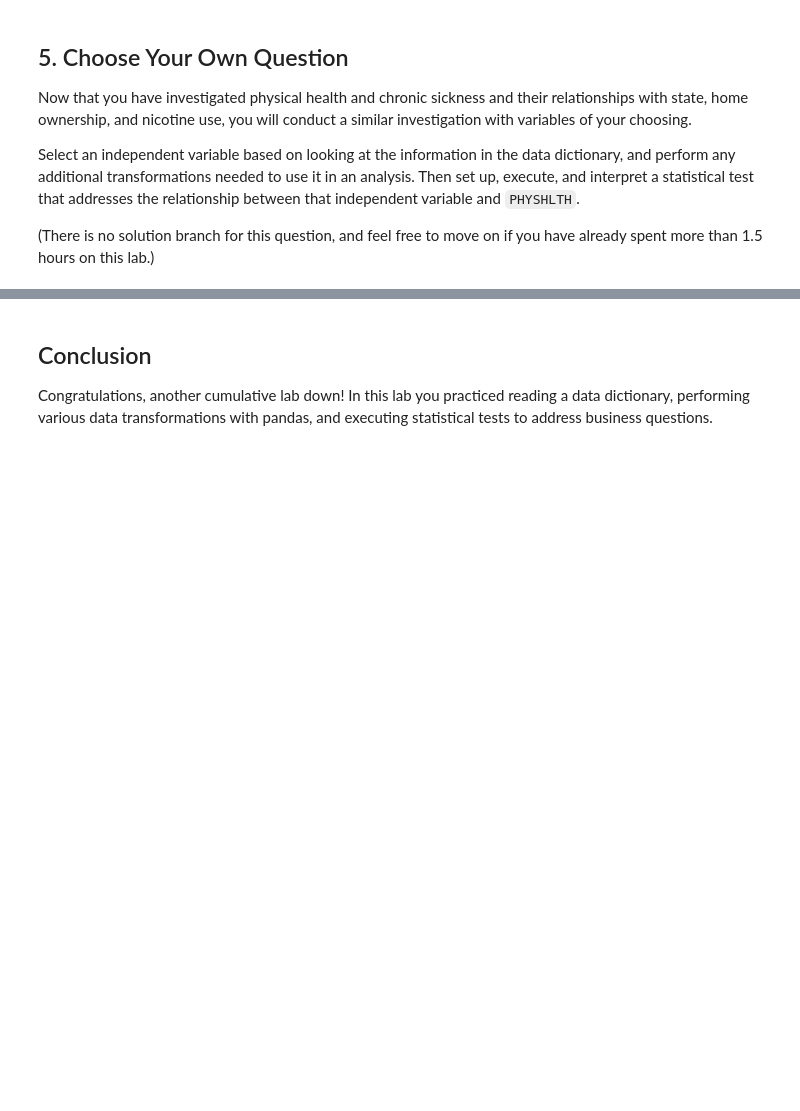
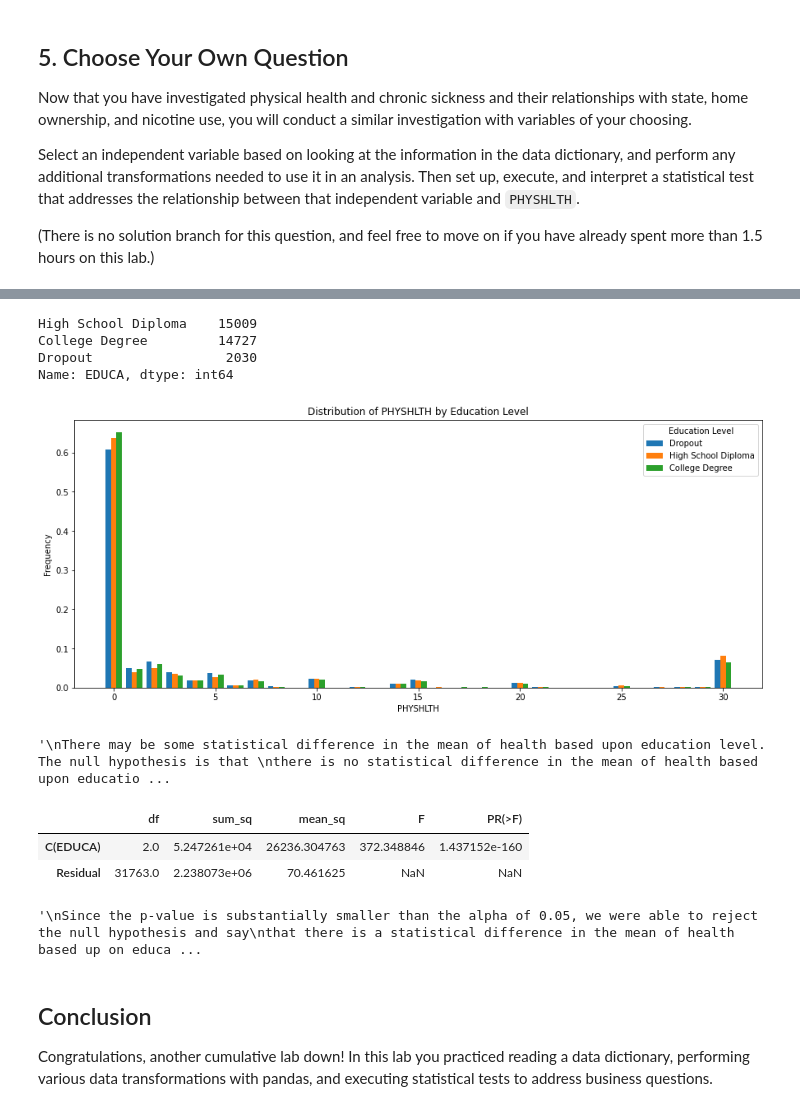
Before and after one commit to chrismiley87/dsc-hypothesis-testing-lab, a Jupyter notebook: index.ipynb, the cells around one changed output, grey strips where cells are left out. Drawn from its saved outputs; the diff is of its cells as text; code cells hidden in the pictures; blank space fills up the shorter version.

```diff
--- a/index.ipynb
+++ b/index.ipynb
@@ -520,0 +557,2 @@ Select an independent variable based on looking at the information in the data d
+# %%
+df.drop(df[(df['EDUCA'] == 1) | (df['EDUCA'] == 9) | (df['EDUCA'].isna())].index, inplace=True)
@@ -520,0 +564,2 @@ Select an independent variable based on looking at the information in the data d
+# %%
+df['EDUCA'] = df['EDUCA'].replace({2: "Dropout", 3: "Dropout", 4: "High School Diploma", 5: "High School Diploma", 6: "College Degree"})
@@ -521,3 +572,57 @@ Select an independent variable based on looking at the information in the data d
+# %%
+df["EDUCA"].value_counts()
+# %% [output]
+High School Diploma    15009
+College Degree         14727
+Dropout                 2030
+Name: EDUCA, dtype: int64
+# %%
+dropout = df.loc[df["EDUCA"] == "Dropout", "PHYSHLTH"]
+diploma = df.loc[df["EDUCA"] == "High School Diploma", "PHYSHLTH"]
+college = df.loc[df["EDUCA"] == "College Degree", "PHYSHLTH"]
+
+fig, ax = plt.subplots(figsize=(15, 6))
+
+ax.hist(
+    x=[ny, nj, ct],
+    label=["Dropout", "High School Diploma", "College Degree"],
+    bins=range(32),
+    align="left",
+    density=True
+)
+
+ax.set_xlabel("PHYSHLTH")
+ax.set_ylabel("Frequency")
+ax.set_title("Distribution of PHYSHLTH by Education Level")
+
+ax.legend(title="Education Level");
+# %% [output]
+[figure, added]
+# %%
+"""
+There may be some statistical difference in the mean of health based upon education level. The null hypothesis is that
+there is no statistical difference in the mean of health based upon education level, while the alternative hypothesis
+is that there is a statistical difference in the mean of health based upon education level. We will use the anova
+test.
+"""
+# %% [output]
+'\nThere may be some statistical difference in the mean of health based upon education level. The null hypothesis is that \nthere is no statistical difference in the mean of health based upon educatio ...
+# %%
+formula = 'PHYSHLTH ~ C(EDUCA)'
+lm = ols(formula, df).fit()
+sm.stats.anova_lm(lm)
+# %% [output]
+|  | df | sum_sq | mean_sq | F | PR(>F) |
+| C(EDUCA) | 2.0 | 5.247261e+04 | 26236.304763 | 372.348846 | 1.437152e-160 |
+| Residual | 31763.0 | 2.238073e+06 | 70.461625 | NaN | NaN |
+# %%
+"""
+Since the p-value is substantially smaller than the alpha of 0.05, we were able to reject the null hypothesis and say
+that there is a statistical difference in the mean of health based up on education levels. The next steps for the
+company would be to investigate why a higher education is correlating with a better health outcome.
+"""
+# %% [output]
+'\nSince the p-value is substantially smaller than the alpha of 0.05, we were able to reject the null hypothesis and say\nthat there is a statistical difference in the mean of health based up on educa ...
 # %% [markdown]
 ## Conclusion
 
```
Also changed, not shown: parts of 6 cells of this notebook.
